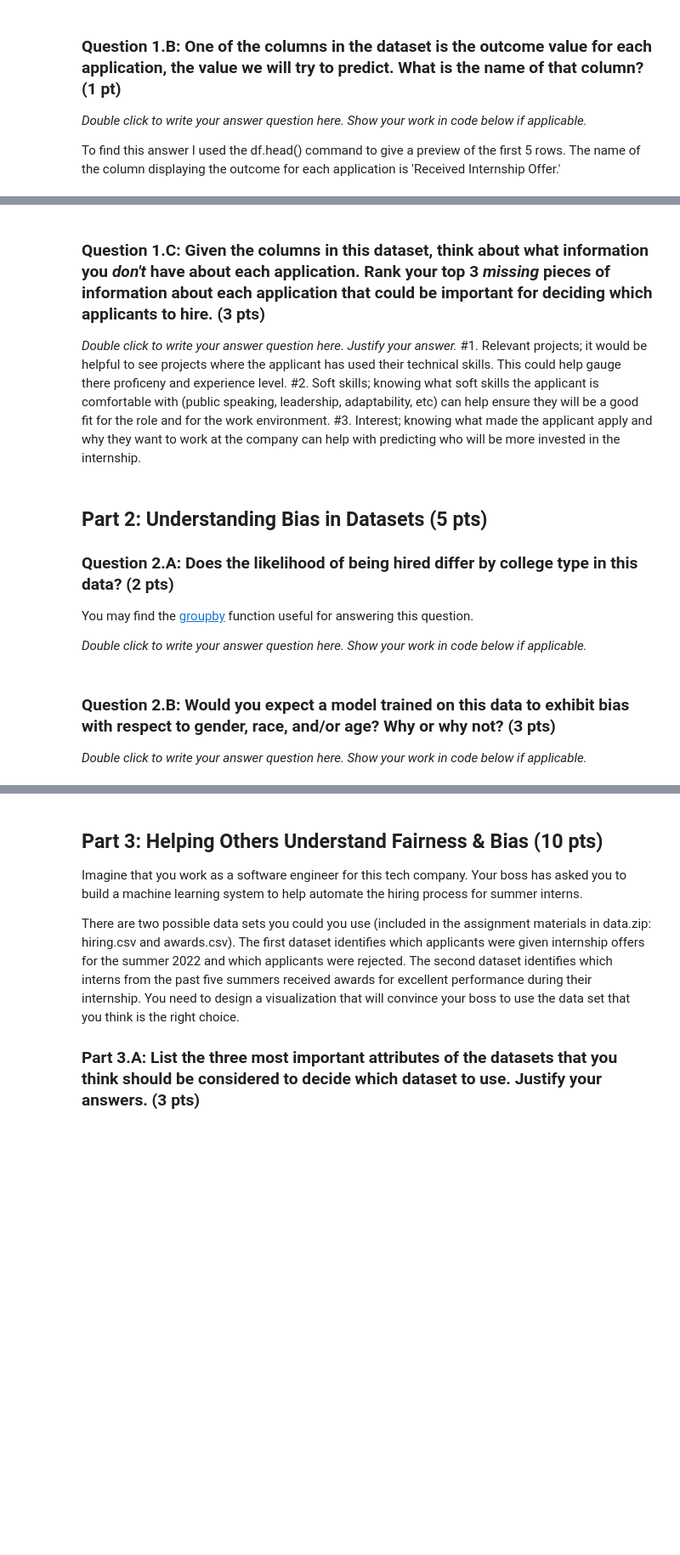
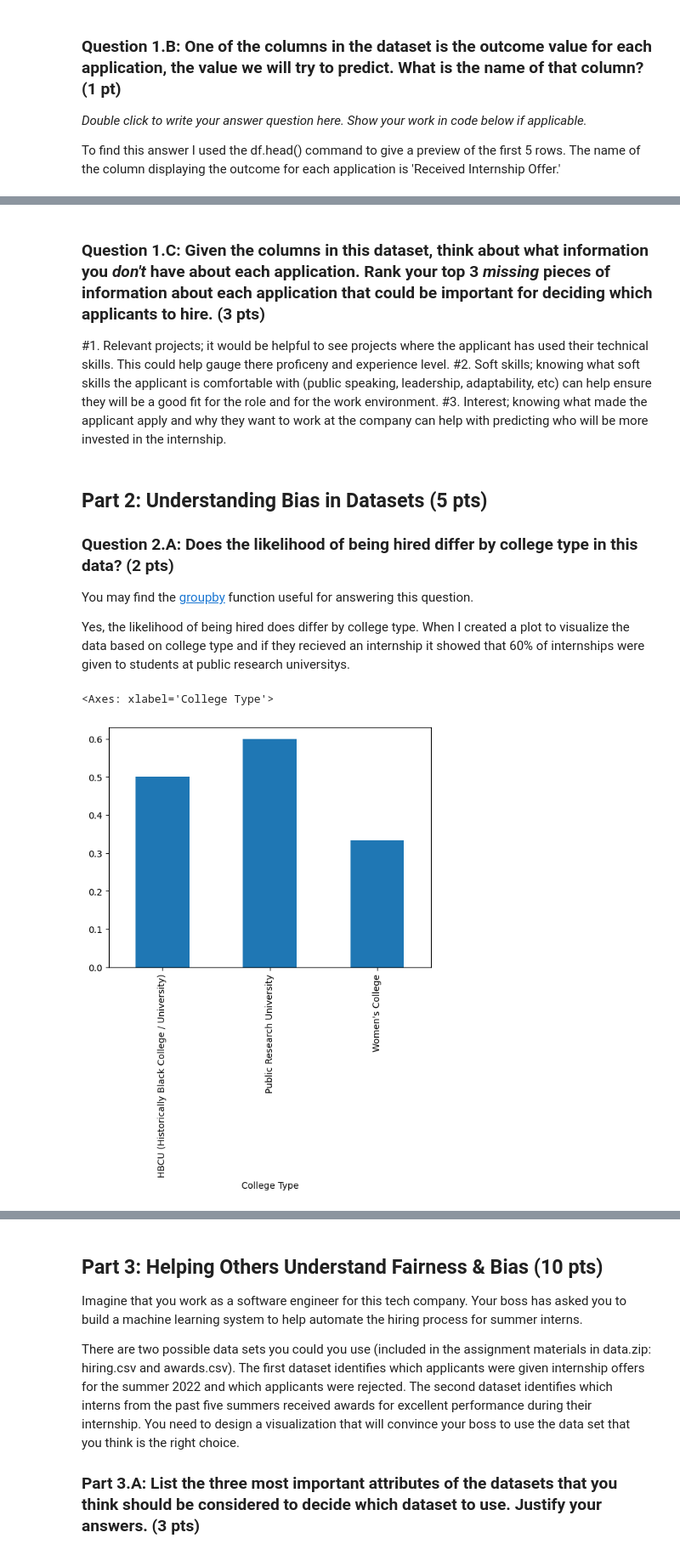
Before and after one commit to s-samsam225/chat-server, a Jupyter notebook: Week1.ipynb, the cells around one changed output, grey strips where cells are left out. Shown at 85% size. Cells and saved outputs as stored; diff of their text form; code cells hidden in the pictures; blank space fills up the shorter version.

```diff
--- a/Week1.ipynb
+++ b/Week1.ipynb
@@ -64,7 +62,6 @@ df.head()
 | 4 | Andy | 2023 | 3.7 | University of Michigan | Public Research University | Java, Javascript, Python | ... |
 # %% [markdown]
 ### Question 1.C: Given the columns in this dataset, think about what information you _don't_ have about each application. Rank your top 3 _missing_ pieces of information about each application that could be important for deciding which applicants to hire. (3 pts)
-_Double click to write your answer question here. Justify your answer._
 #1.  Relevant projects; it would be helpful to see projects where the applicant has used their technical skills. This could help gauge there proficeny and experience level.
 #2.  Soft skills; knowing what soft skills the applicant is comfortable with (public speaking, leadership, adaptability, etc) can help ensure they will be a good fit for the role and for the work environment.
 #3. Interest; knowing what made the applicant apply and why they want to work at the company can help with predicting who will be more invested in the internship.
@@ -75,8 +72,9 @@ _Double click to write your answer question here. Justify your answer._
 
 You may find the [groupby](https://pandas.pydata.org/docs/reference/api/pandas.DataFrame.groupby.html) function useful for answering this question.
 
-_Double click to write your answer question here. Show your work in code below if applicable._
+Yes, the likelihood of being hired does differ by college type. When I created a plot to visualize the data based on college type and if they recieved an internship it showed that 60% of internships were given to students at public research universitys.
-# %% [markdown]
-### Question 2.B: Would you expect a model trained on this data to exhibit bias with respect to gender, race, and/or age? Why or why not? (3 pts)
-
-_Double click to write your answer question here. Show your work in code below if applicable._
+# %%
+df.groupby("College Type")["Received Internship Offer"].apply(lambda x: (x == "Y").mean()).plot(kind="bar")
+# %% [output]
+<Axes: xlabel='College Type'>
+[figure, added]
```
Also changed, not shown: parts of 9 cells of this notebook.
